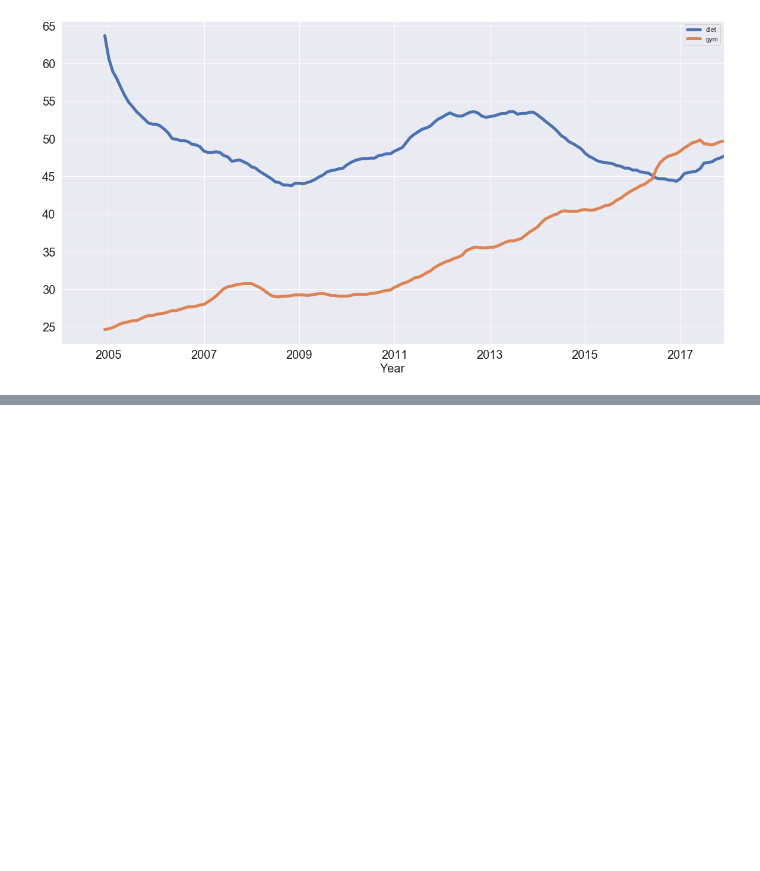
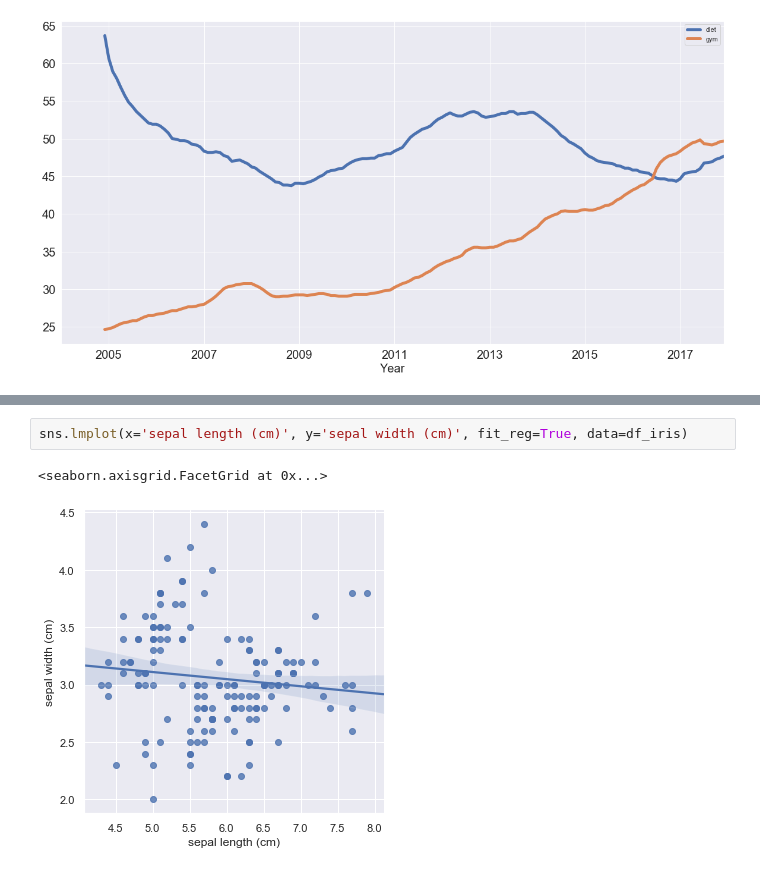
Before and after one commit to pingrunhuang/learningPython, a Jupyter notebook: plotting/time_series_plotting.ipynb, the cells around one changed output, grey strips where cells are left out. Drawn from its saved outputs; the diff is of its cells as text; blank space fills up the shorter version.

```diff
--- a/plotting/time_series_plotting.ipynb
+++ b/plotting/time_series_plotting.ipynb
@@ -82,0 +99,5 @@ Text(0.5, 0, 'Year')
+# %%
+sns.lmplot(x='sepal length (cm)', y='sepal width (cm)', fit_reg=True, data=df_iris)
+# %% [output]
+<seaborn.axisgrid.FacetGrid at 0x...>
+[figure, added]
```
Also changed, not shown: parts of 9 cells of this notebook.
